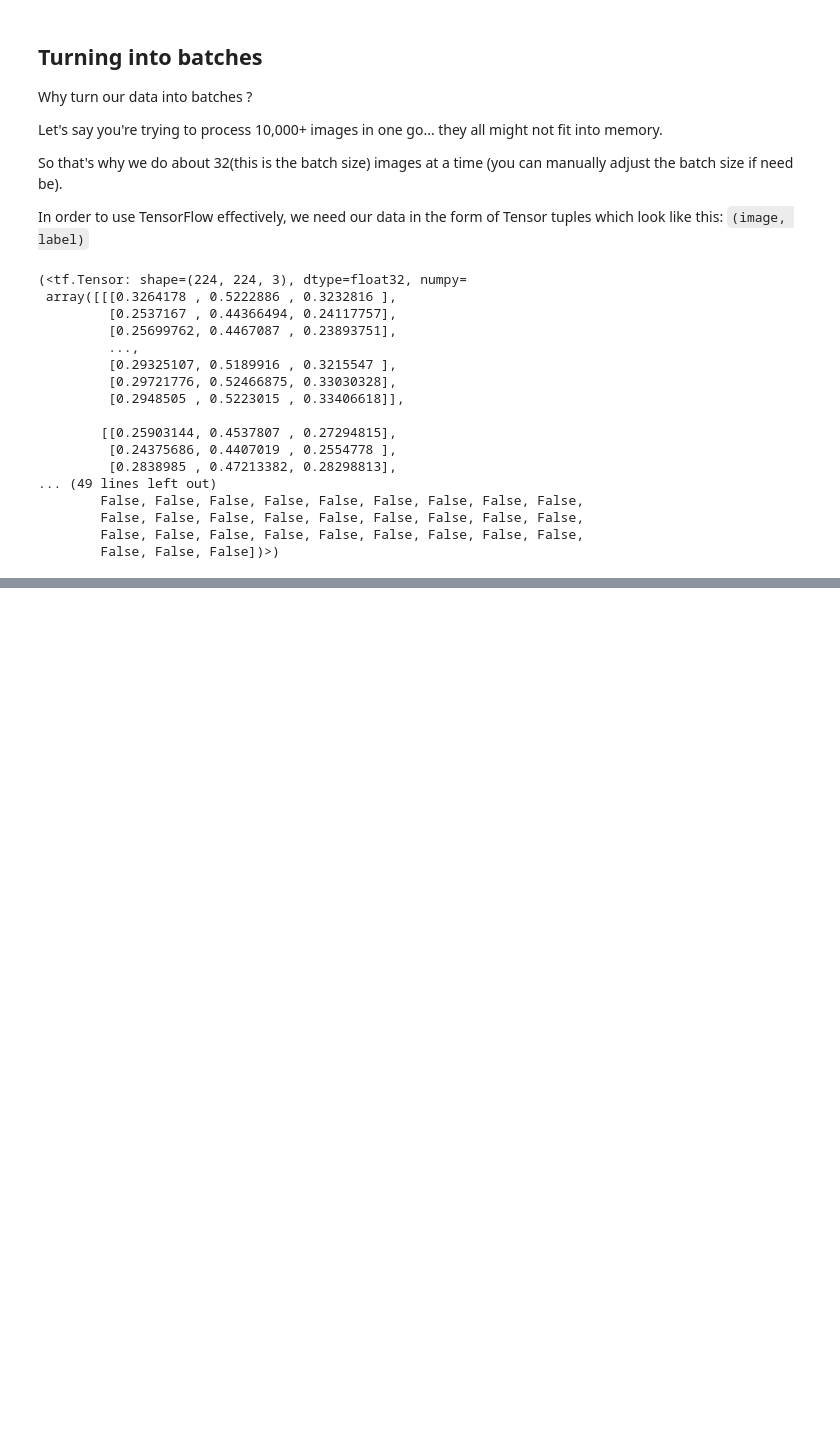
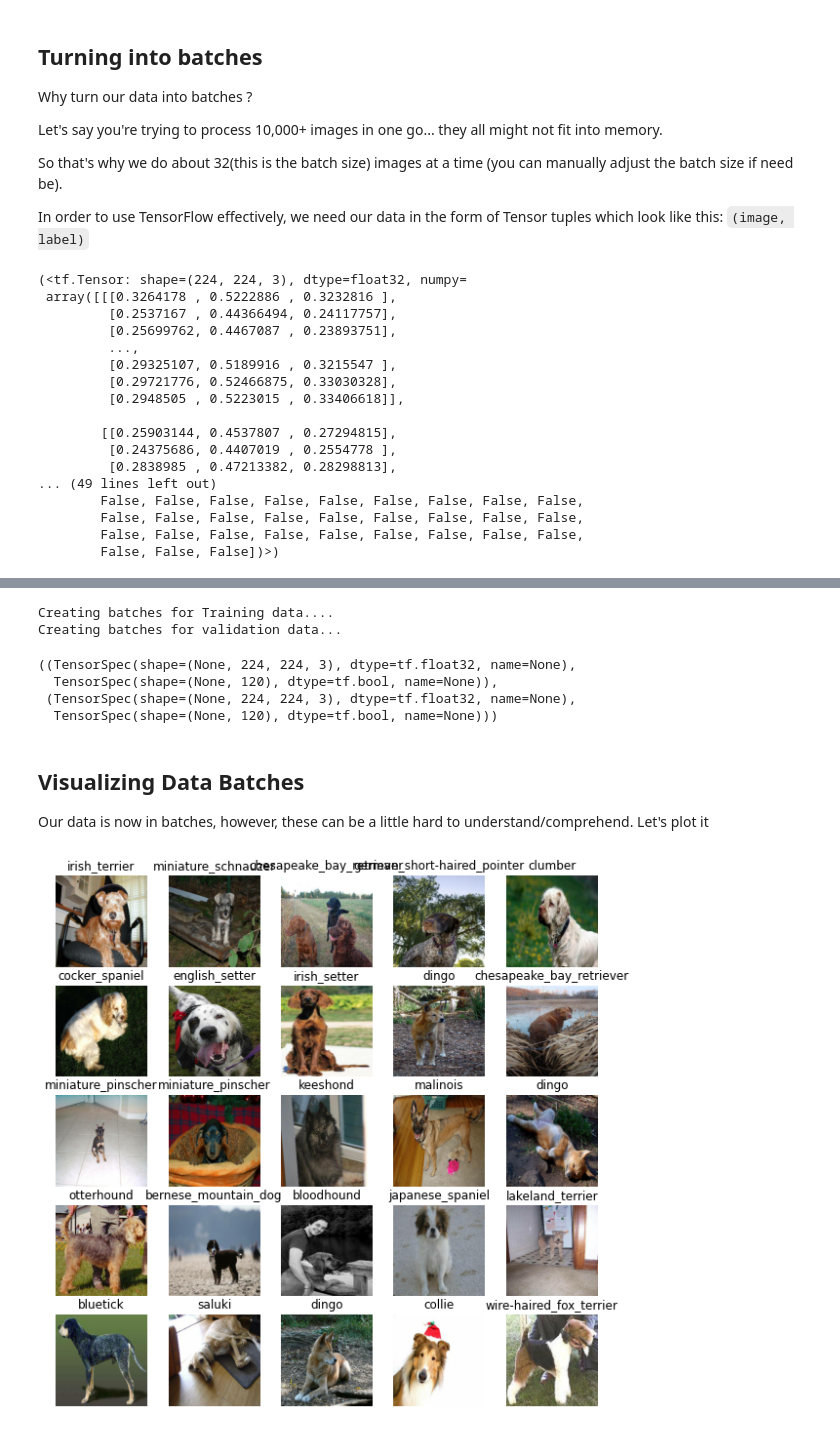
Before and after one commit to SaketMunda/dog-breed-prediction, a Jupyter notebook: dog_vision.ipynb, the cells around one changed output, grey strips where cells are left out. Drawn from its saved outputs; the diff is of its cells as text; code cells hidden in the pictures; blank space fills up the shorter version.

Commit message:
Visualizing data

```diff
--- a/dog_vision.ipynb
+++ b/dog_vision.ipynb
@@ -418,0 +456,48 @@ demo_tensor
+# %%
+# Create training and validation data batches
+train_data = create_data_batches(X_train, y_train)
+valid_data = create_data_batches(X_val,y_val, valid_data=True)
+# %% [output]
+Creating batches for Training data....
+Creating batches for validation data...
+# %%
+train_data.element_spec, valid_data.element_spec
+# %% [output]
+((TensorSpec(shape=(None, 224, 224, 3), dtype=tf.float32, name=None),
+  TensorSpec(shape=(None, 120), dtype=tf.bool, name=None)),
+ (TensorSpec(shape=(None, 224, 224, 3), dtype=tf.float32, name=None),
+  TensorSpec(shape=(None, 120), dtype=tf.bool, name=None)))
+# %% [markdown]
+## Visualizing Data Batches
+
+Our data is now in batches, however, these can be a little hard to understand/comprehend. Let's plot it
+# %%
+# Create function to plot the images with it's labels
+
+import matplotlib.pyplot as plt
+
+def show_25_images(images, labels):
+  """
+  Displays a plot of 25 images and their labels from a data batch
+  """
+  # Setup the figure
+  plt.figure(figsize=(10,10))
+  # Loop through 25 (for displaying 25 images)
+  for i in range(25):
+    # Create subplots (5 rows, 5 columns)
+    ax = plt.subplot(5, 5, i+1)
+    # display an image
+    plt.imshow(images[i])
+    # add the image label as the title
+    plt.title(unique_breeds[labels[i].argmax()])
+    # Turn the grid lines off
+    plt.axis("off")
+# %%
+# next() will pop a batch of 32 images, as_numpy_iterator will convert the batch into iteration so that next can pop the batch
+# ploting the train set
+train_images, train_labels = next(train_data.as_numpy_iterator())
+show_25_images(train_images, train_labels)
+
+# everytime we run this block will produce new set of images, because we used the shuffle for training set
+# %% [output]
+[figure, added]
```
Also changed, not shown: parts of 5 cells of this notebook.
